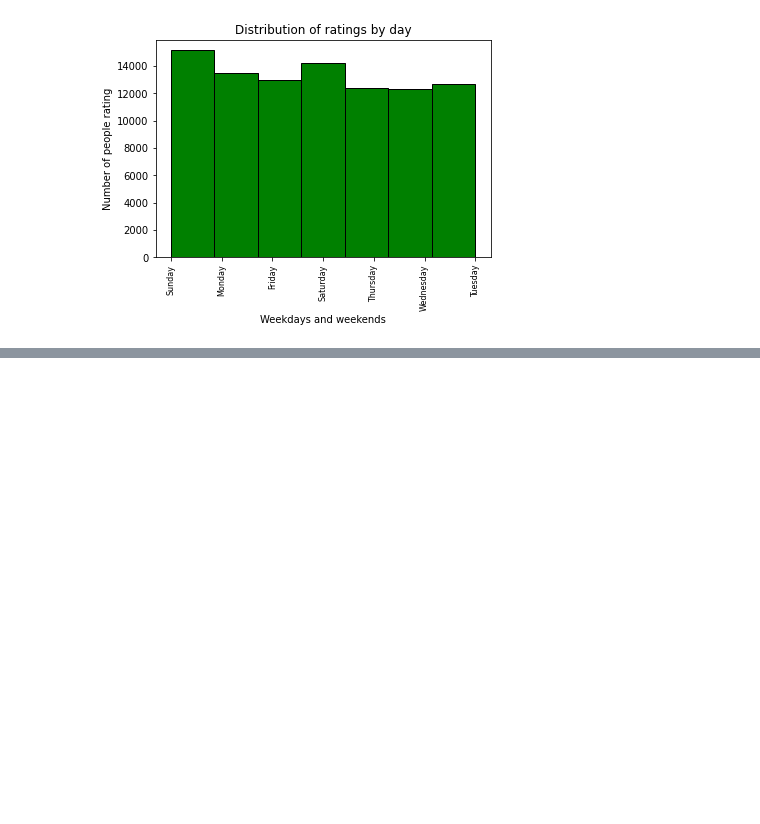
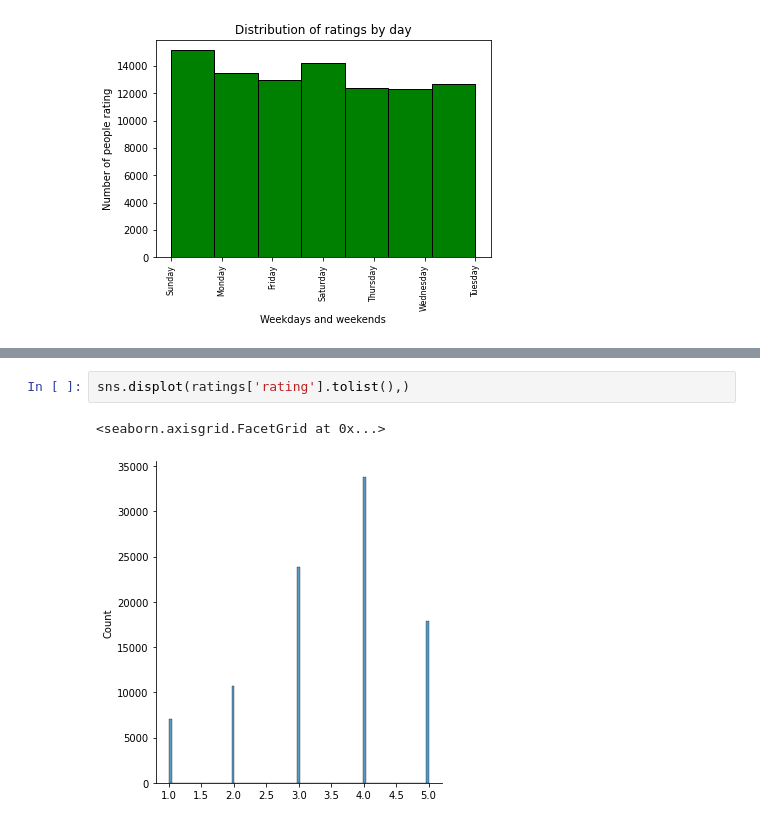
Before and after one commit to JJLEE-20194099/imdb-recommender-system, a Jupyter notebook: [4] Data Exploration.ipynb, the cells around one changed output, grey strips where cells are left out. Drawn from its saved outputs; the diff is of its cells as text; blank space fills up the shorter version.

```diff
--- a/[4] Data Exploration.ipynb
+++ b/[4] Data Exploration.ipynb
@@ -344,0 +374,5 @@ plt.show()
+# %%
+sns.displot(ratings['rating'].tolist(),)
+# %% [output]
+<seaborn.axisgrid.FacetGrid at 0x...>
+[figure, added]
```
Also changed, not shown: parts of 15 cells of this notebook, 16 other files.
